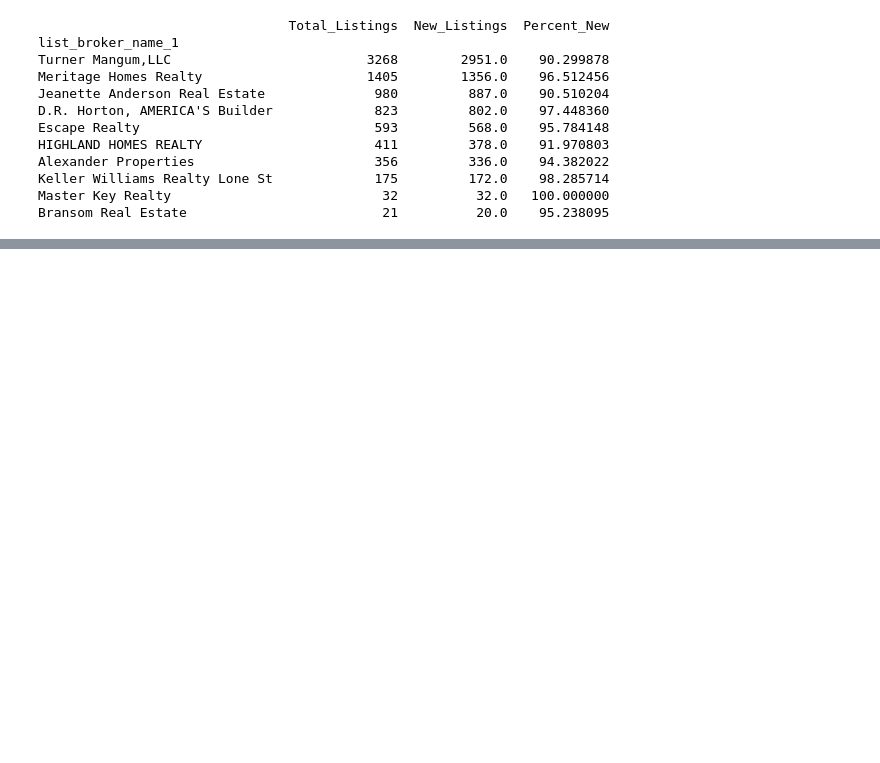
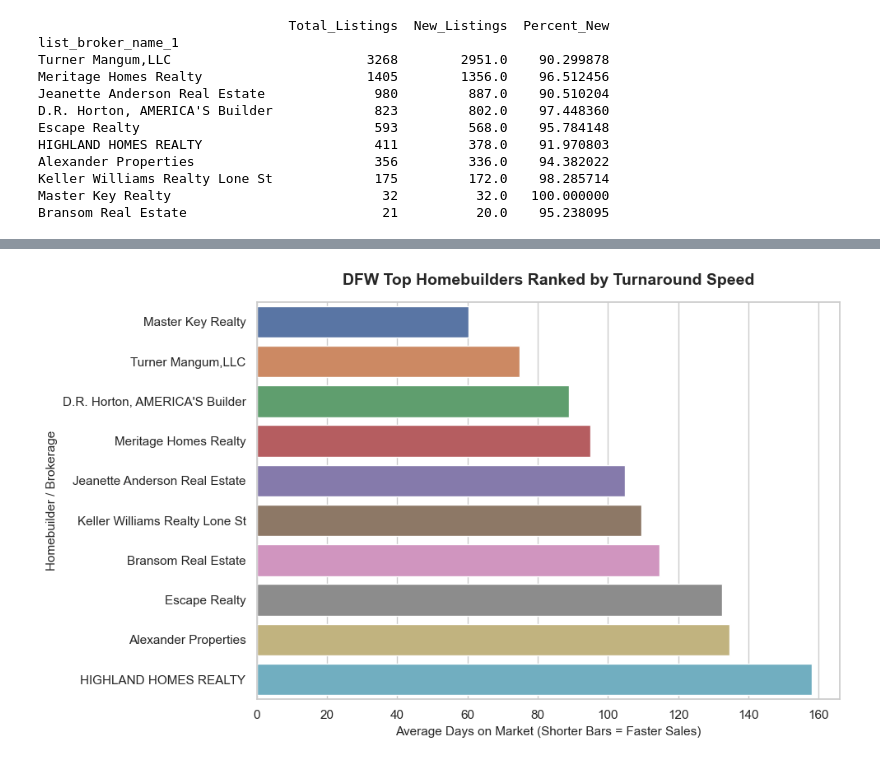
Before and after one commit to galkevich32/dfw, a Jupyter notebook: 2026_analysis.ipynb, the cells around one changed output, grey strips where cells are left out. Drawn from its saved outputs; the diff is of its cells as text; code cells hidden in the pictures; blank space fills up the shorter version.

```diff
--- a/2026_analysis.ipynb
+++ b/2026_analysis.ipynb
@@ -82,0 +96,27 @@ final_builder_dashboard
+# %%
+import matplotlib.pyplot as plt
+import seaborn as sns
+
+# 1. Set a clean, professional visual style
+sns.set_theme(style="whitegrid")
+plt.figure(figsize=(10, 6))
+
+# 2. Create a horizontal bar chart mapping speed
+sns.barplot(
+    x='Avg_Days_On_Market',
+    y=final_builder_dashboard.index,
+    data=final_builder_dashboard,
+    hue=final_builder_dashboard.index,
+    legend=False
+)
+
+# 3. Add clean labels for your editor
+plt.title('DFW Top Homebuilders Ranked by Turnaround Speed', fontsize=14, fontweight='bold', pad=15)
+plt.xlabel('Average Days on Market (Shorter Bars = Faster Sales)', fontsize=11)
+plt.ylabel('Homebuilder / Brokerage', fontsize=11)
+plt.tight_layout()
+
+# 4. Display the chart right inside your notebook
+plt.show()
+# %% [output]
+[figure, added]
```
Also changed, not shown: parts of 1 cell of this notebook.
